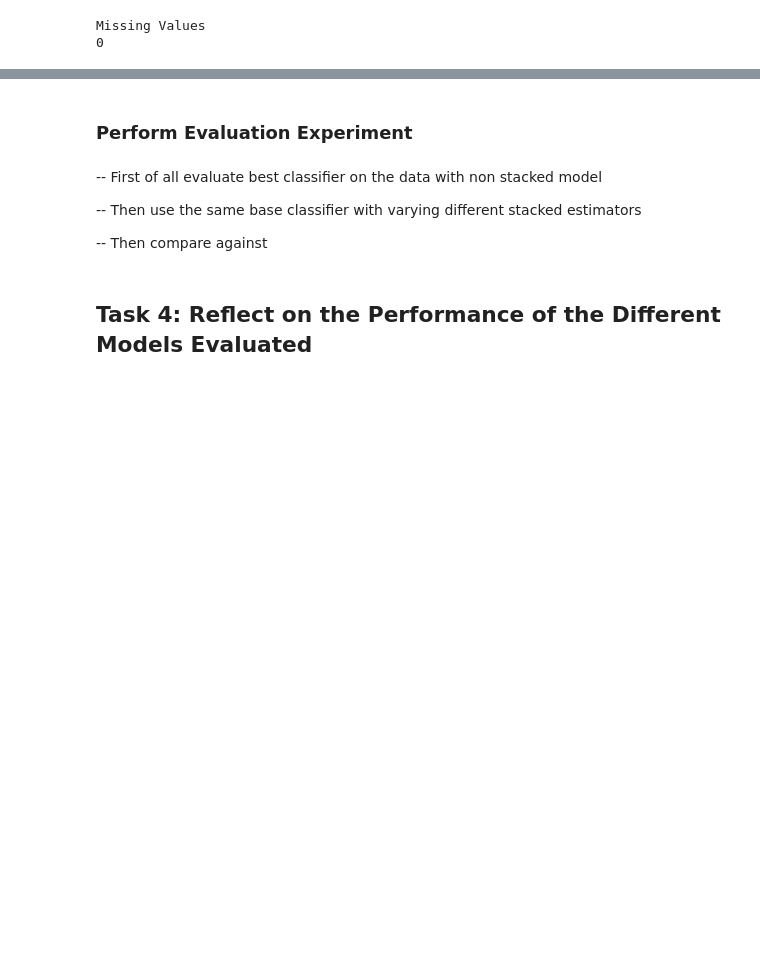
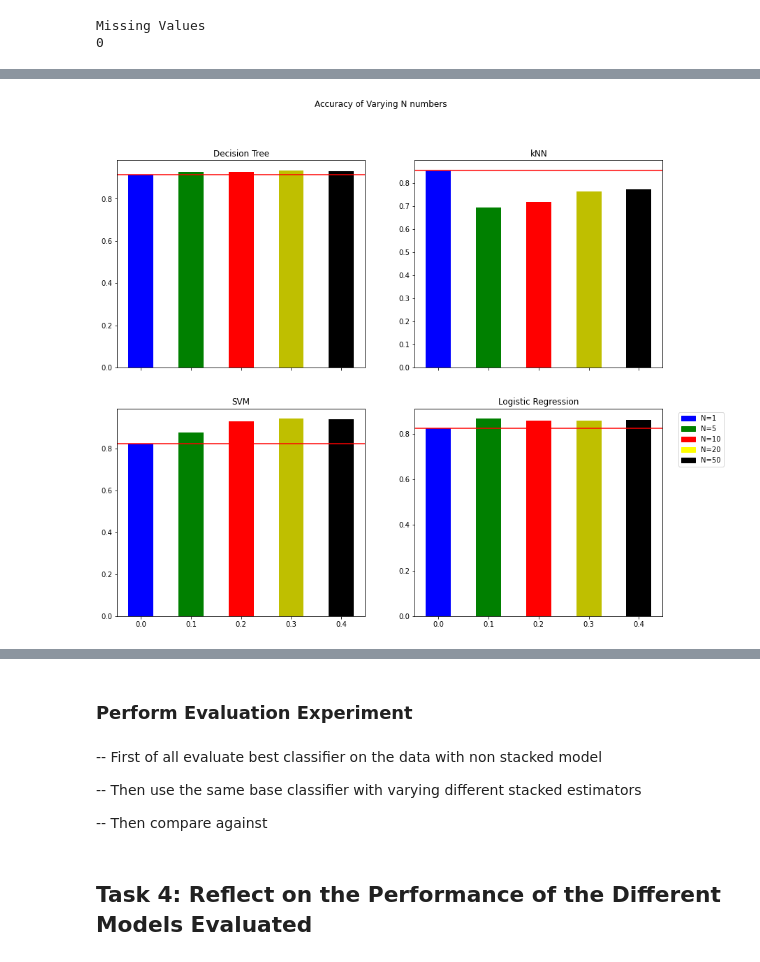
Before and after one commit to finolacahill/heterogeneousEnsemble, a Jupyter notebook: Assignment1_HeterogenousEnsembleClassifiers.ipynb, the cells around one changed output, grey strips where cells are left out. Saved outputs shown, nothing was run; the diff lists cells and outputs as text; code cells hidden in the pictures; blank space fills up the shorter version.

```diff
--- a/Assignment1_HeterogenousEnsembleClassifiers.ipynb
+++ b/Assignment1_HeterogenousEnsembleClassifiers.ipynb
@@ -667 +639,14 @@ hparams['SVM'] = {'kernel': ['linear', 'poly', 'rbf', 'sigmoid'], 'max_iter': [1
+# %%
+hparams = {}
+hparams['DTree'] = {'max_depth': list(range(2,100)), 'min_samples_split': list(range(2,50))}
+hparams['kNN'] = {'n_neighbors': list(range(3,50)), 'metric': ['euclidean', 'chebyshev', 'minkowski', 'manhattan']}
+hparams['SVM'] = {'kernel': ['linear', 'poly', 'rbf', 'sigmoid'], 'gamma': np.arange(0.1, 10, .1).tolist()}
+hparams['LR'] = {'C': np.arange(1.0, 10.0, 0.5).tolist(), 'solver': ['newton-cg', 'lbfgs', 'liblinear', 'sag', 'saga']}
+# %%
+from sklearn.metrics import recall_score
+def evaluate_model(y_pred, y_test):
+    accuracy = accuracy_score(y_test, y_pred)
+    f1 = f1_score(y_test, y_pred, average='weighted')
+    recall = recall_score(y_test, y_pred, average='macro')
+    return [accuracy, f1, recall]
 # %%
@@ -717,0 +683,30 @@ model_results
+# %%
+def plot_subplot(fig, ax, i, feature,title, res):
+    X = np.arange(1)
+    ax.axhline(y=res.iloc[i][feature], color='red')
+    ax.bar(X + 0.00, res.iloc[i][feature], color = 'b', width = 0.05, label="N=1")
+    ax.bar(X + 0.1,  res.iloc[i+1][feature], color = 'g', width = 0.05, label = "N=5")
+    ax.bar(X + 0.20, res.iloc[i+2][feature], color = 'r', width = 0.05, label = "N=10")
+    ax.bar(X + 0.30, res.iloc[i+3][feature], color = 'y', width = 0.05, label = "N=20")
+    ax.bar(X + 0.40, res.iloc[i+4][feature], color = 'k', width = 0.05, label = "N=50")
+    ax.set_title(title)
+
+def plot_xsection(results, feature, title):
+    f, axs = plt.subplots(2, 2, figsize=(14,12), sharex=True)
+    plot_subplot(f, axs[0,0], 0, feature, "Decision Tree", results)
+    plot_subplot(f, axs[0,1], 5, feature,"kNN", results)
+    plot_subplot(f, axs[1,0], 10, feature,"SVM", results)
+    plot_subplot(f, axs[1,1], 15, feature,"Logistic Regression", results)
+    b = mpatches.Patch(color='blue', label='N=1')
+    g = mpatches.Patch(color='green', label='N=5')
+    r = mpatches.Patch(color='red', label='N=10')
+    ye = mpatches.Patch(color='yellow', label='N=20')
+    k = mpatches.Patch(color='black', label='N=50')
+    plt.legend(handles=[b, g, r, ye, k], bbox_to_anchor=(1.05, 1), loc='upper left')
+    f.suptitle(title)
+# %%
+import matplotlib.patches as mpatches
+
+plot_xsection(model_results, 'Accuracy', "Accuracy of Varying N numbers")
+# %% [output]
+[figure, added]
```
Also changed, not shown: parts of 20 cells of this notebook.
